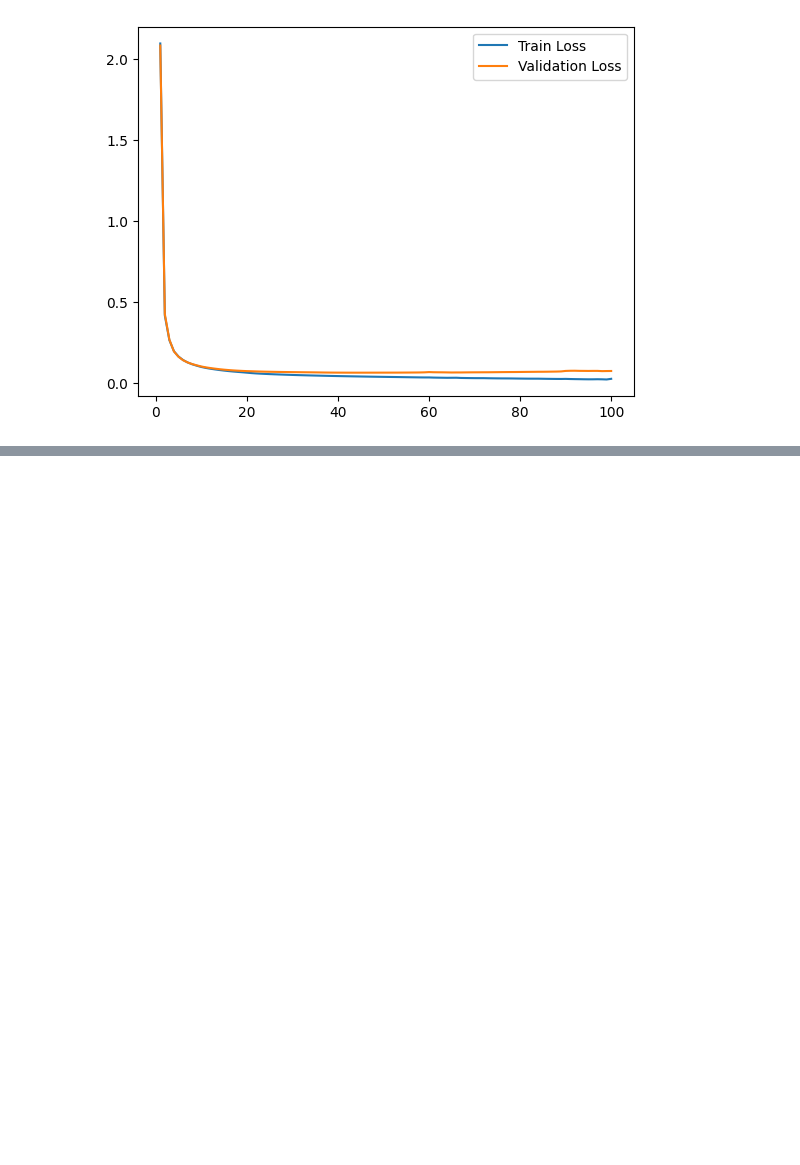
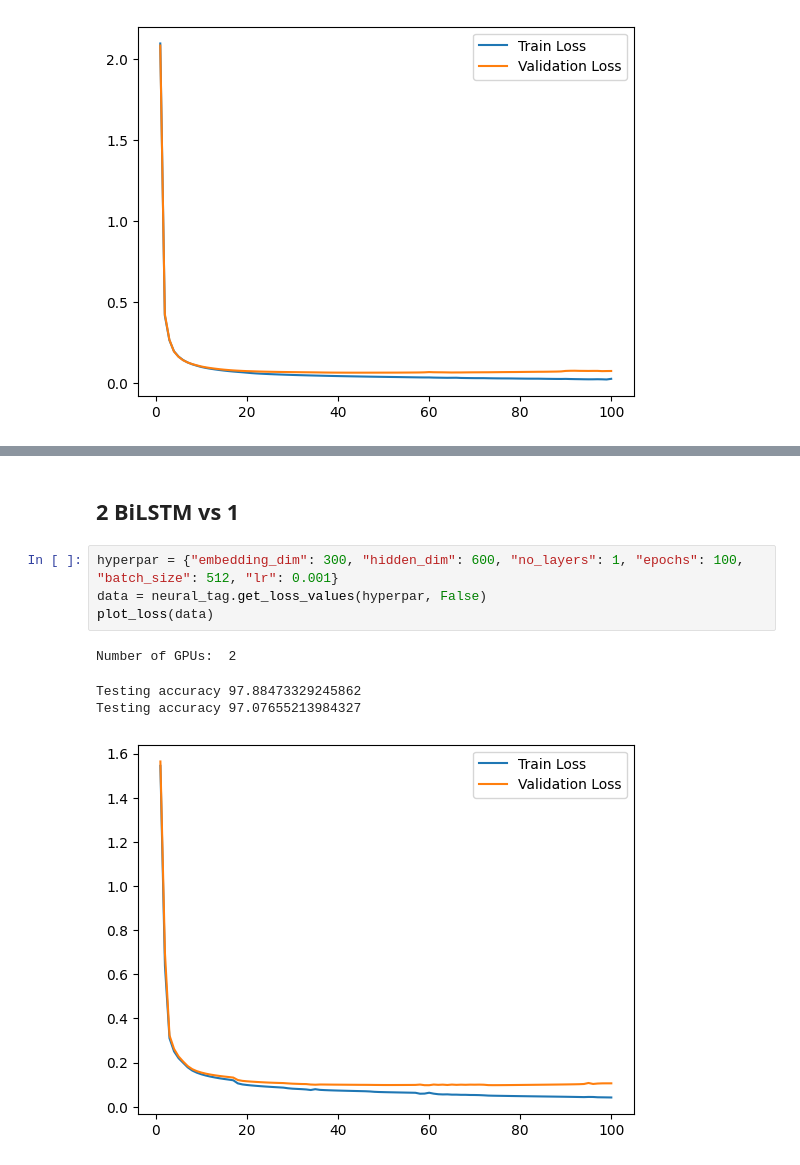
Before and after one commit to P-Balaramakrishna-Varma/NLPA2, a Jupyter notebook: hyper_tunning.ipynb, the cells around one changed output, grey strips where cells are left out. Drawn from its saved outputs; the diff is of its cells as text; blank space fills up the shorter version.

Commit message:
Report graph code and generated

```diff
--- a/hyper_tunning.ipynb
+++ b/hyper_tunning.ipynb
@@ -102,0 +103,11 @@ Testing accuracy 33.273056057866185
+# %% [markdown]
+## 2 BiLSTM vs 1
+# %%
+hyperpar = {"embedding_dim": 300, "hidden_dim": 600, "no_layers": 1, "epochs": 100, "batch_size": 512, "lr": 0.001}
+data = neural_tag.get_loss_values(hyperpar, False)
+plot_loss(data)
+# %% [output]
+Number of GPUs:  2
+Testing accuracy 97.88473329245862
+Testing accuracy 97.07655213984327
+[figure, added]
```
Also changed, not shown: parts of 3 cells of this notebook, 1 other file.
